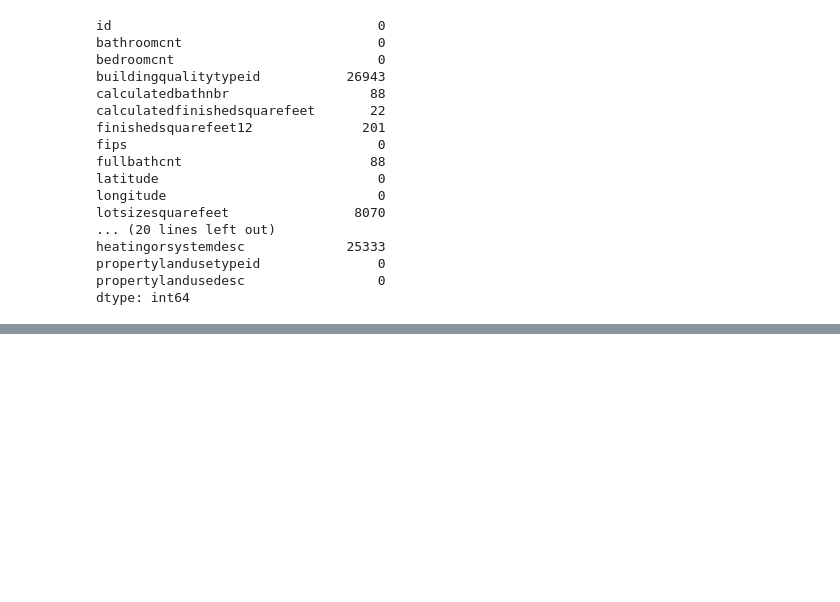
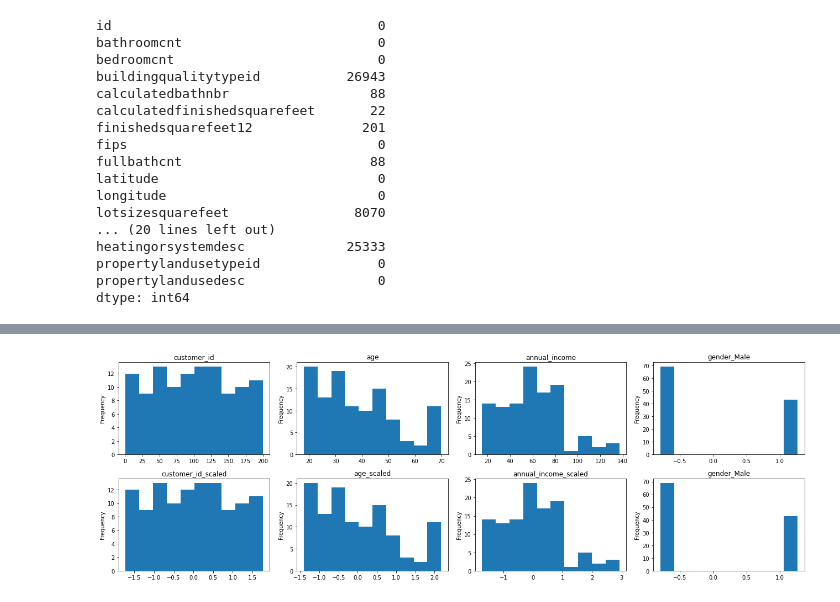
Before and after one commit to johnathon-smith/clustering-exercises, a Jupyter notebook: zillow.ipynb, the cells around one changed output, grey strips where cells are left out. Saved outputs shown, nothing was run; the diff lists cells and outputs as text; code cells hidden in the pictures; blank space fills up the shorter version.

```diff
--- a/zillow.ipynb
+++ b/zillow.ipynb
@@ -321,0 +471,14 @@ memory usage: 16.6+ MB
+# %%
+def scale_data(X_train, X_validate, X_test):
+    #Create the scaler
+    scaler = StandardScaler()
+
+    #Fit the scaler on X_train
+    scaler.fit(X_train)
+
+    #Transform the data
+    X_train_scaled = scaler.transform(X_train)
+    X_validate_scaled = scaler.transform(X_validate)
+    X_test_scaled = scaler.transform(X_test)
+
+    return X_train_scaled, X_validate_scaled, X_test_scaled
@@ -321,0 +494,32 @@ memory usage: 16.6+ MB
+# %%
+X_train_scaled, X_validate_scaled, X_test_scaled = scale_data(X_train, X_validate, X_test)
+# %%
+cols_to_scale = ['customer_id', 'age', 'annual_income', 'gender_Male']
+cols_scaled = ['customer_id_scaled', 'age_scaled', 'annual_income_scaled', 'gender_Male']
+
+train[cols_scaled] = X_train_scaled
+validate[cols_scaled] = X_validate_scaled
+test[cols_scaled] = X_test_scaled
+# %%
+def compare_dists(train, cols_to_scale, cols_scaled):
+
+    plt.figure(figsize=(18,6))
+
+    for i, col in enumerate(cols_to_scale):
+        i += 1
+        plt.subplot(2,4,i)
+        train[col].plot.hist()
+        plt.title(col)
+
+    for i, col in enumerate(cols_scaled):
+        i += 5
+        plt.subplot(2,4,i)
+        train[col].plot.hist()
+        plt.title(col)
+
+    plt.tight_layout()
+    plt.show()
+# %%
+compare_dists(train, cols_to_scale, cols_scaled)
+# %% [output]
+[figure, added]
```
Also changed, not shown: parts of 34 cells of this notebook, 1 other file.
